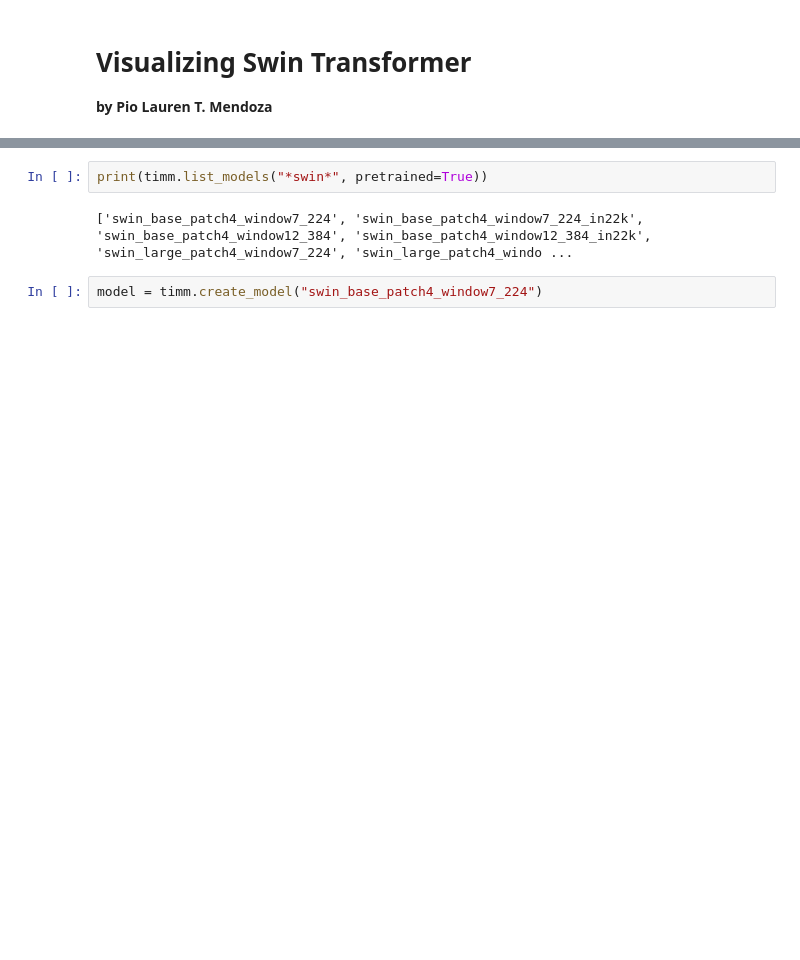
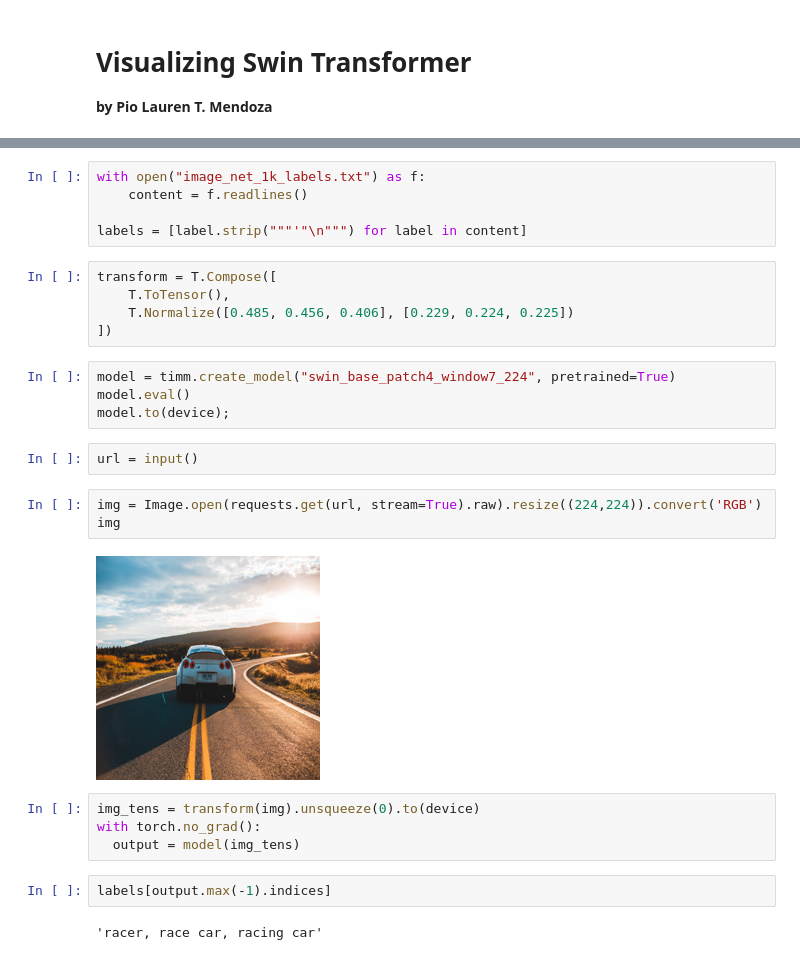
Before and after one commit to peeeyow/visualizing-swin-transformer, a Jupyter notebook: visualizing_swin_transformer.ipynb, the cells around one changed output, grey strips where cells are left out. Cells and saved outputs as stored; diff of their text form; blank space fills up the shorter version.

Commit message:
tested SWin transfomer

```diff
--- a/visualizing_swin_transformer.ipynb
+++ b/visualizing_swin_transformer.ipynb
@@ -13,8 +23,31 @@ import timm
 The blackcellmagic extension is already loaded. To reload it, use:
   %reload_ext blackcellmagic
-# %%
-print(timm.list_models("*swin*", pretrained=True))
-# %% [output]
-['swin_base_patch4_window7_224', 'swin_base_patch4_window7_224_in22k', 'swin_base_patch4_window12_384', 'swin_base_patch4_window12_384_in22k', 'swin_large_patch4_window7_224', 'swin_large_patch4_windo ...
+# %%
+with open("image_net_1k_labels.txt") as f:
+    content = f.readlines()
+
+labels = [label.strip("""'"\n""") for label in content]
+# %%
+transform = T.Compose([
+    T.ToTensor(),
+    T.Normalize([0.485, 0.456, 0.406], [0.229, 0.224, 0.225])
+])
 # %%
-model = timm.create_model("swin_base_patch4_window7_224")
+model = timm.create_model("swin_base_patch4_window7_224", pretrained=True)
+model.eval()
+model.to(device);
+# %%
+url = input()
+# %%
+img = Image.open(requests.get(url, stream=True).raw).resize((224,224)).convert('RGB')
+img
+# %% [output]
+[figure, added]
+# %%
+img_tens = transform(img).unsqueeze(0).to(device)
+with torch.no_grad():
+  output = model(img_tens)
+# %%
+labels[output.max(-1).indices]
+# %% [output]
+'racer, race car, racing car'
```
Also changed, not shown: parts of 1 cell of this notebook.
